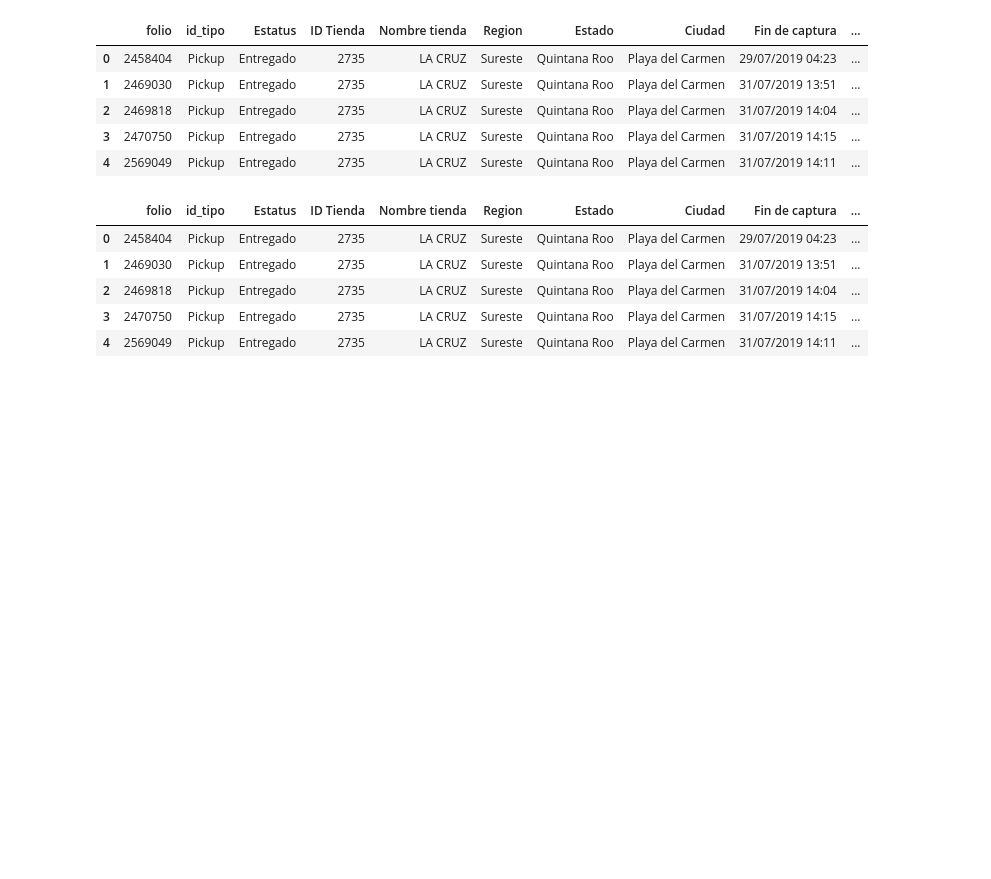
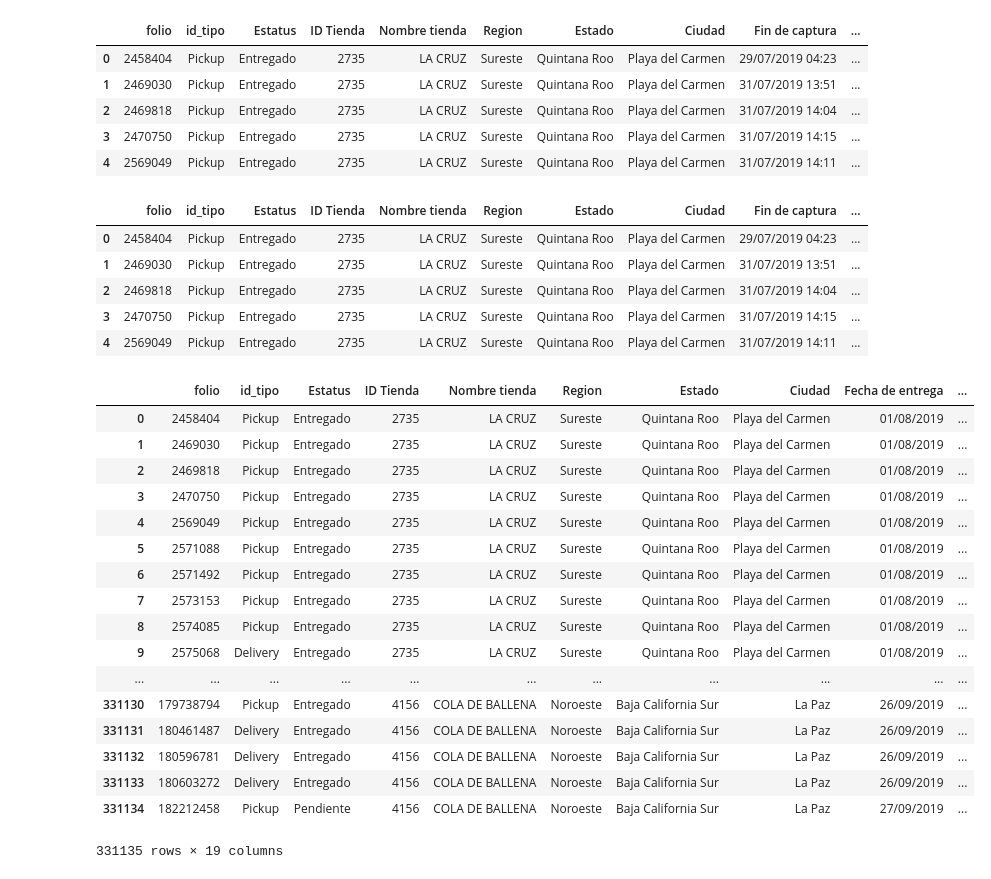
Before and after one commit to MarcoASB/Project2, a Jupyter notebook: DataCleaning.ipynb, the cells around one changed output. Saved outputs shown, nothing was run; the diff lists cells and outputs as text; code cells hidden in the pictures; blank space fills up the shorter version.

```diff
--- a/DataCleaning.ipynb
+++ b/DataCleaning.ipynb
@@ -162,3 +162,33 @@ OrdersF.head()
 | 4 | 2569049 | Pickup | Entregado | 2735 | LA CRUZ | Sureste | Quintana Roo | Playa del Carmen | 31/07/2019 14:11 | ... |
 # %%
 OrdersF.to_json(r'OrdersF.json',orient='split')
+# %%
+# new data frame with split value columns
+new = OrdersF['Fin de captura'].str.split(' ', n = 1, expand = True)
+# making separate first name column from new data frame
+OrdersF ['Fecha Captura']= new[0]
+# making separate last name column from new data frame
+OrdersF ['Hora Captura']= new[1]
+# Dropping old Name columns
+OrdersF.drop(columns =['Fin de captura'], inplace = True)
+# %%
+OrdersF.head(4000000)
+# %% [output]
+|  | folio | id_tipo | Estatus | ID Tienda | Nombre tienda | Region | Estado | Ciudad | Fecha de entrega | ... |
+| 0 | 2458404 | Pickup | Entregado | 2735 | LA CRUZ | Sureste | Quintana Roo | Playa del Carmen | 01/08/2019 | ... |
+| 1 | 2469030 | Pickup | Entregado | 2735 | LA CRUZ | Sureste | Quintana Roo | Playa del Carmen | 01/08/2019 | ... |
+| 2 | 2469818 | Pickup | Entregado | 2735 | LA CRUZ | Sureste | Quintana Roo | Playa del Carmen | 01/08/2019 | ... |
+| 3 | 2470750 | Pickup | Entregado | 2735 | LA CRUZ | Sureste | Quintana Roo | Playa del Carmen | 01/08/2019 | ... |
+| 4 | 2569049 | Pickup | Entregado | 2735 | LA CRUZ | Sureste | Quintana Roo | Playa del Carmen | 01/08/2019 | ... |
+| 5 | 2571088 | Pickup | Entregado | 2735 | LA CRUZ | Sureste | Quintana Roo | Playa del Carmen | 01/08/2019 | ... |
+| 6 | 2571492 | Pickup | Entregado | 2735 | LA CRUZ | Sureste | Quintana Roo | Playa del Carmen | 01/08/2019 | ... |
+| 7 | 2573153 | Pickup | Entregado | 2735 | LA CRUZ | Sureste | Quintana Roo | Playa del Carmen | 01/08/2019 | ... |
+| 8 | 2574085 | Pickup | Entregado | 2735 | LA CRUZ | Sureste | Quintana Roo | Playa del Carmen | 01/08/2019 | ... |
+| 9 | 2575068 | Delivery | Entregado | 2735 | LA CRUZ | Sureste | Quintana Roo | Playa del Carmen | 01/08/2019 | ... |
+| ... | ... | ... | ... | ... | ... | ... | ... | ... | ... | ... |
+| 331130 | 179738794 | Pickup | Entregado | 4156 | COLA DE BALLENA | Noroeste | Baja California Sur | La Paz | 26/09/2019 | ... |
+| 331131 | 180461487 | Delivery | Entregado | 4156 | COLA DE BALLENA | Noroeste | Baja California Sur | La Paz | 26/09/2019 | ... |
+| 331132 | 180596781 | Delivery | Entregado | 4156 | COLA DE BALLENA | Noroeste | Baja California Sur | La Paz | 26/09/2019 | ... |
+| 331133 | 180603272 | Delivery | Entregado | 4156 | COLA DE BALLENA | Noroeste | Baja California Sur | La Paz | 26/09/2019 | ... |
+| 331134 | 182212458 | Pickup | Pendiente | 4156 | COLA DE BALLENA | Noroeste | Baja California Sur | La Paz | 27/09/2019 | ... |
+331135 rows × 19 columns
```
Also changed, not shown: parts of 10 cells of this notebook, 3 other files.
